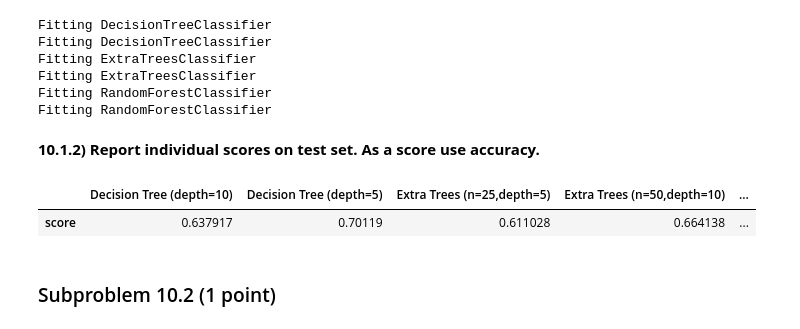
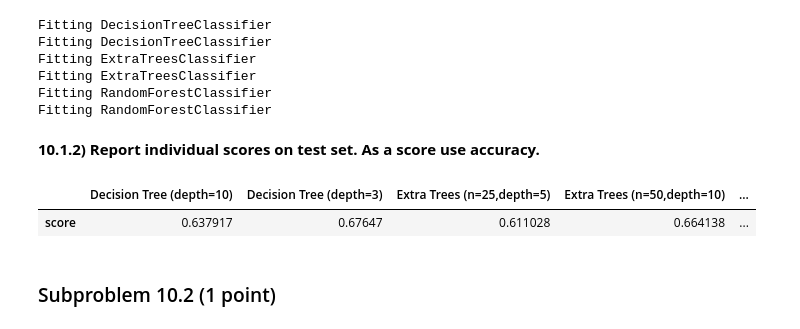
Before and after one commit to LoneWayfarer/ML_course, a Jupyter notebook: HW_1/Denis_Grankin_HW1.ipynb, the cells around one changed output. Drawn from its saved outputs; the diff is of its cells as text; code cells hidden in the pictures.

```diff
--- a/HW_1/Denis_Grankin_HW1.ipynb
+++ b/HW_1/Denis_Grankin_HW1.ipynb
@@ -1293,7 +1293,7 @@ X_train,X_test,y_train,y_test = train_test_split(X,y,test_size=0.4,random_state=
 
 base_models = [
     DecisionTreeClassifier(max_depth=10,max_features='sqrt',random_state=random_state),
-    DecisionTreeClassifier(max_depth=5,random_state=random_state),
+    DecisionTreeClassifier(max_depth=3,random_state=random_state),
     ExtraTreesClassifier(n_estimators=25,max_depth=5,random_state=random_state,n_jobs=-1),
     ExtraTreesClassifier(n_estimators=50,max_depth=10,random_state=random_state,n_jobs=-1),
     RandomForestClassifier(n_estimators=25,max_depth=4,random_state=random_state,n_jobs=-1),
@@ -1316,24 +1316,24 @@ Fitting RandomForestClassifier
 # %%
 ### BEGIN Solution (do not delete this comment)
 labels = [
     'Decision Tree (depth=10)',
-    'Decision Tree (depth=5)',
+    'Decision Tree (depth=3)',
     'Extra Trees (n=25,depth=5)',
     'Extra Trees (n=50,depth=10)',
     'Random Forest (n=25,depth=4)',
     'Random Forest (n=30,depth=5)'
 
 ]
 
 scores = {}
 for label,model in zip(labels,base_models):
     scores[label] = accuracy_score(y_test,model.predict(X_test))
 results = pd.DataFrame(data=scores,index=['score'])
 display(results)
 ### END Solution (do not delete this comment)
 # %% [output]
-|  | Decision Tree (depth=10) | Decision Tree (depth=5) | Extra Trees (n=25,depth=5) | Extra Trees (n=50,depth=10) | ... |
-| score | 0.637917 | 0.70119 | 0.611028 | 0.664138 | ... |
+|  | Decision Tree (depth=10) | Decision Tree (depth=3) | Extra Trees (n=25,depth=5) | Extra Trees (n=50,depth=10) | ... |
+| score | 0.637917 | 0.67647 | 0.611028 | 0.664138 | ... |
 # %% [markdown]
 ### Subproblem 10.2 (1 point)
 # %% [markdown]
```
Also changed, not shown: parts of 3 cells of this notebook.
